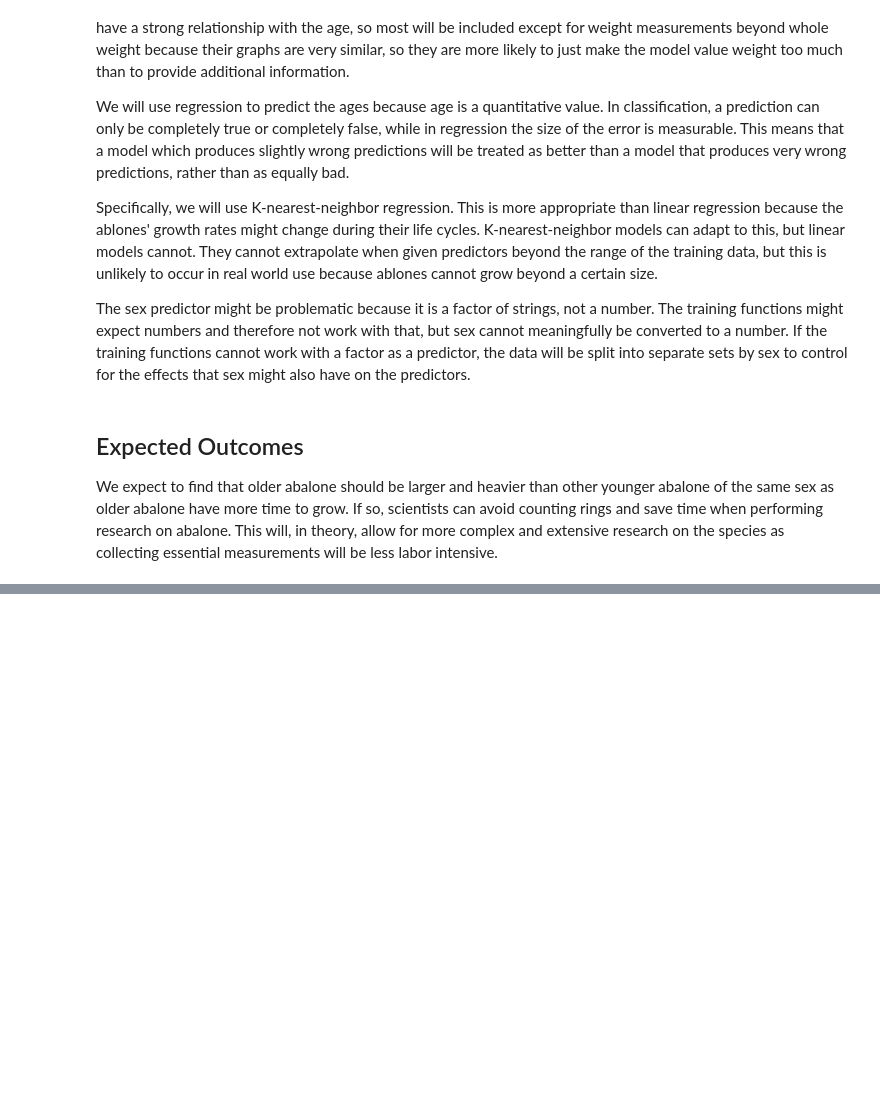
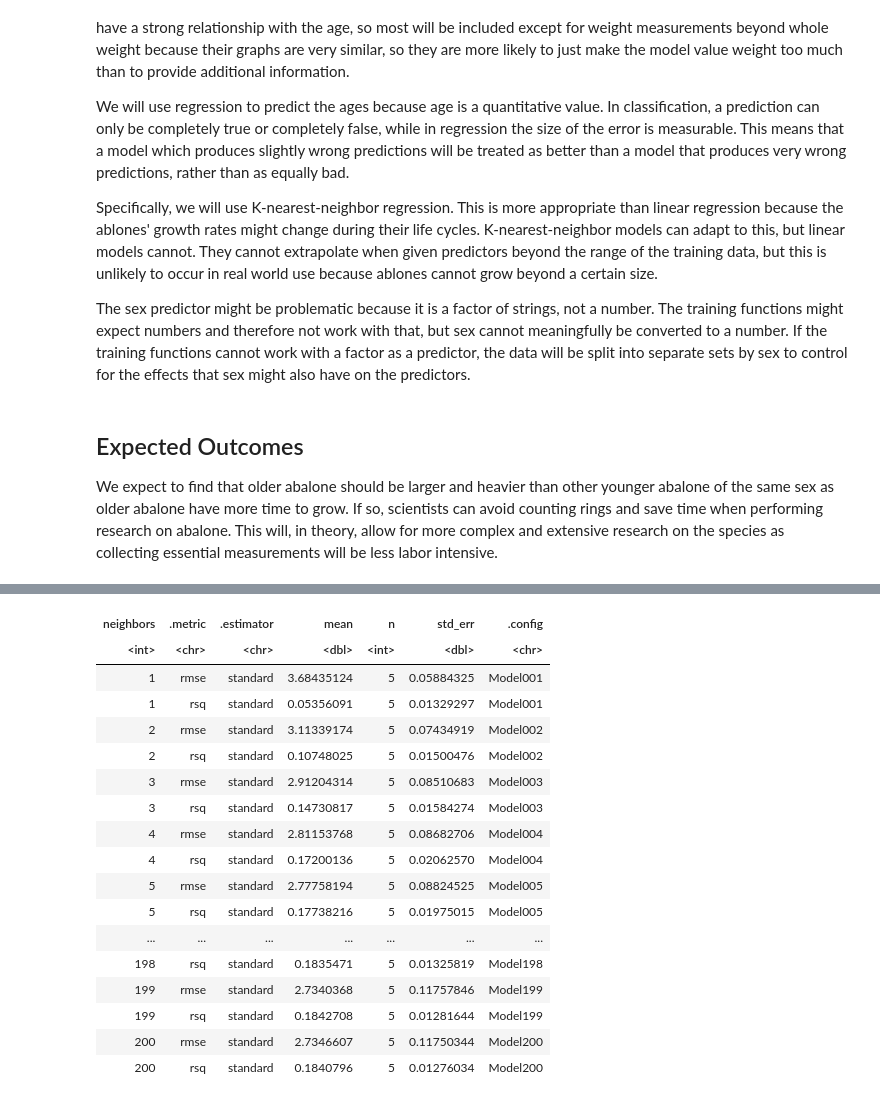
Before and after one commit to BrittonHelfert/DSCI-100-Group-Project, a Jupyter notebook: proposal.ipynb, the cells around one changed output, grey strips where cells are left out. Cells and saved outputs as stored; diff of their text form; code cells hidden in the pictures; blank space fills up the shorter version.

```diff
--- a/proposal.ipynb
+++ b/proposal.ipynb
@@ -203,3 +206,67 @@ The sex predictor might be problematic because it is a factor of strings, not a
 ## Expected Outcomes
 
 We expect to find that older abalone should be larger and heavier than other younger abalone of the same sex as older abalone have more time to grow. If so, scientists can avoid counting rings and save time when performing research on abalone. This will, in theory, allow for more complex and extensive research on the species as collecting essential measurements will be less labor intensive.
+# %%
+set.seed(1234)
+abalone_spec <- nearest_neighbor(weight_func = "rectangular", neighbors = tune()) %>%
+    set_engine("kknn") %>%
+    set_mode("regression")
+
+# abalone_recipe <- recipe(age ~ sex + length + diameter + height + whole_weight, data = abalone_training)
+
+# abalone_vfold <- vfold_cv(abalone_training, v = 5, strata = age)
+
+# abalone_workflow <- workflow() %>%
+#     add_recipe(abalone_recipe) %>%
+#     add_model(abalone_spec)
+
+# abalone_results <- abalone_workflow %>%
+#     tune_grid(resamples = abalone_vfold, grid = tibble(neighbors = seq(1,200))) %>%
+#     collect_metrics()
+# abalone_results # only works if recipe is not scaled
+
+abalone_male_recipe <- recipe(age ~ length + diameter + height + whole_weight, data = abalone_training_male) %>%
+    step_scale(all_predictors()) %>%
+    step_center(all_predictors())
+
+abalone_male_vfold <- vfold_cv(abalone_training_male, v = 5, strata = age)
+
+abalone_male_workflow <- workflow() %>%
+    add_recipe(abalone_male_recipe) %>%
+    add_model(abalone_spec)
+
+abalone_male_results <- abalone_male_workflow %>%
+    tune_grid(resamples = abalone_male_vfold, grid = tibble(neighbors = seq(1,200))) %>%
+    collect_metrics()
+abalone_male_results
+
+abalone_female_recipe <- recipe(age ~ length + diameter + height + whole_weight, data = abalone_training_female) %>%
+    step_scale(all_predictors()) %>%
+    step_center(all_predictors())
+
+abalone_female_vfold <- vfold_cv(abalone_training_female, v = 5, strata = age)
+
+abalone_female_workflow <- workflow() %>%
+    add_recipe(abalone_female_recipe) %>%
+    add_model(abalone_spec)
+
+abalone_female_results <- abalone_female_workflow %>%
+    tune_grid(resamples = abalone_female_vfold, grid = tibble(neighbors = seq(1,200))) %>%
+    collect_metrics()
+abalone_female_results
+
+abalone_infant_recipe <- recipe(age ~ length + diameter + height + whole_weight, data = abalone_training_infant) %>%
+    step_scale(all_predictors()) %>%
+    step_center(all_predictors())
+
+abalone_infant_vfold <- vfold_cv(abalone_training_infant, v = 5, strata = age)
+
+abalone_infant_workflow <- workflow() %>%
+    add_recipe(abalone_infant_recipe) %>%
+    add_model(abalone_spec)
+
+abalone_infant_results <- abalone_infant_workflow %>%
+    tune_grid(resamples = abalone_infant_vfold, grid = tibble(neighbors = seq(1,200))) %>%
+    collect_metrics()
+abalone_infant_results
+# %% [output]
@@ -205,0 +274,18 @@ We expect to find that older abalone should be larger and heavier than other you
+| neighbors | .metric | .estimator | mean | n | std_err | .config |
+| <int> | <chr> | <chr> | <dbl> | <int> | <dbl> | <chr> |
+| 1 | rmse | standard | 3.68435124 | 5 | 0.05884325 | Model001 |
+| 1 | rsq | standard | 0.05356091 | 5 | 0.01329297 | Model001 |
+| 2 | rmse | standard | 3.11339174 | 5 | 0.07434919 | Model002 |
+| 2 | rsq | standard | 0.10748025 | 5 | 0.01500476 | Model002 |
+| 3 | rmse | standard | 2.91204314 | 5 | 0.08510683 | Model003 |
+| 3 | rsq | standard | 0.14730817 | 5 | 0.01584274 | Model003 |
+| 4 | rmse | standard | 2.81153768 | 5 | 0.08682706 | Model004 |
+| 4 | rsq | standard | 0.17200136 | 5 | 0.02062570 | Model004 |
+| 5 | rmse | standard | 2.77758194 | 5 | 0.08824525 | Model005 |
+| 5 | rsq | standard | 0.17738216 | 5 | 0.01975015 | Model005 |
+| ... | ... | ... | ... | ... | ... | ... |
+| 198 | rsq | standard | 0.1835471 | 5 | 0.01325819 | Model198 |
+| 199 | rmse | standard | 2.7340368 | 5 | 0.11757846 | Model199 |
+| 199 | rsq | standard | 0.1842708 | 5 | 0.01281644 | Model199 |
+| 200 | rmse | standard | 2.7346607 | 5 | 0.11750344 | Model200 |
+| 200 | rsq | standard | 0.1840796 | 5 | 0.01276034 | Model200 |
```
Also changed, not shown: parts of 6 cells of this notebook.
